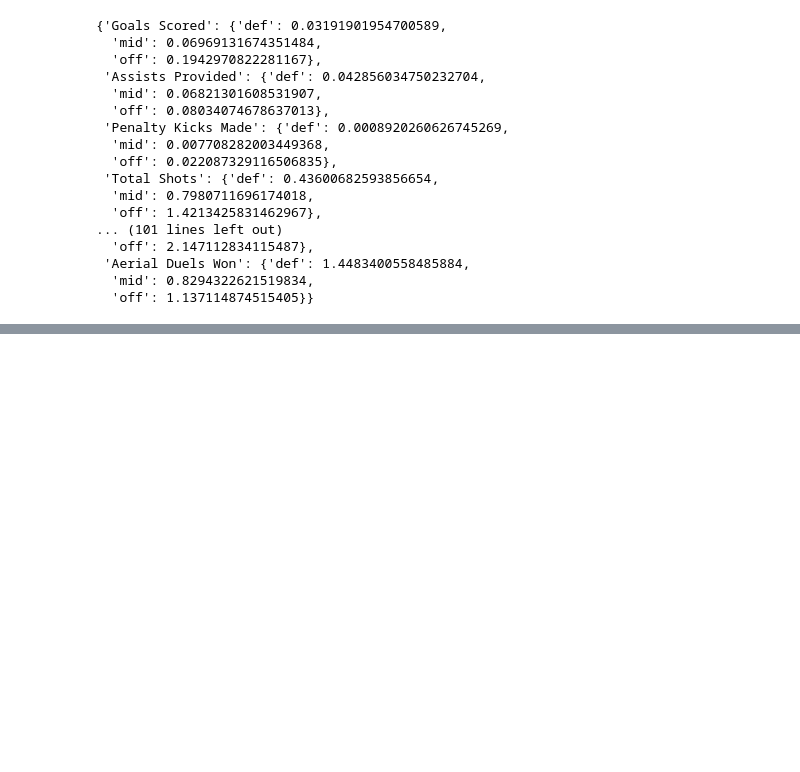
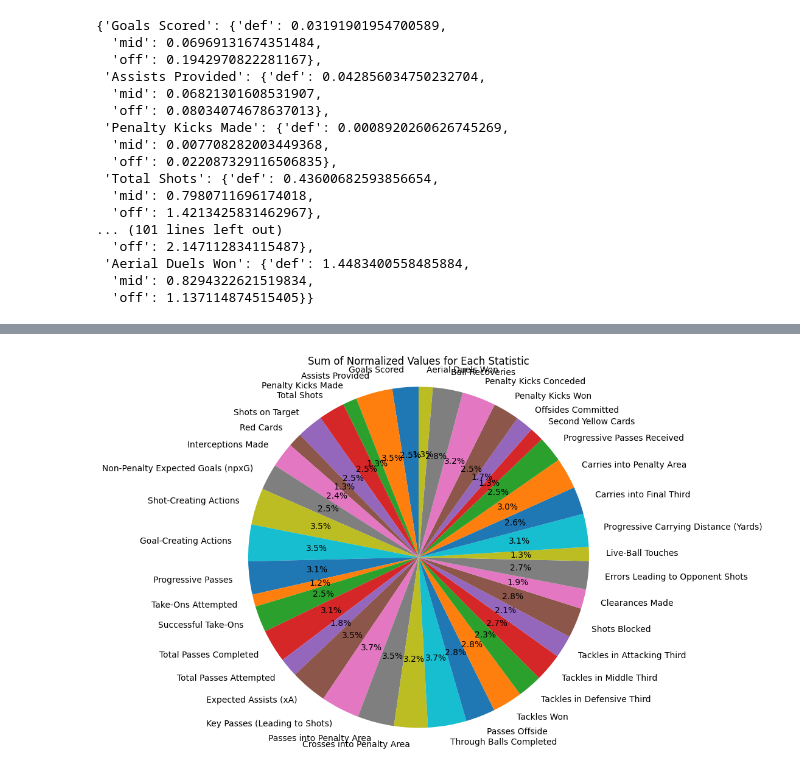
Before and after one commit to marcfolchp/thunder, a Jupyter notebook: YELO/formula-step1.ipynb, the cells around one changed output, grey strips where cells are left out. Saved outputs shown, nothing was run; the diff lists cells and outputs as text; code cells hidden in the pictures; blank space fills up the shorter version.

```diff
--- a/YELO/formula-step1.ipynb
+++ b/YELO/formula-step1.ipynb
@@ -691,0 +791,26 @@ medias
+# %%
+for col in modified_new.columns:
+    # Skip the non-statistics columns like 'Group', 'Score', 'name player', etc.
+    if col not in ['Group', 'Score', 'Normalized Score', 'name player', 'modified_score']:
+        modified_new[col] = modified_new[col].apply(lambda x: x[1] if isinstance(x, list) and len(x) > 1 else 0)
+
+# 2. Sum the second values for each statistic (grouped by statistic)
+# First, we need to remove the last few non-statistic columns if needed
+stats_columns = [col for col in modified_new.columns if col not in ['Group', 'Score', 'Normalized Score', 'name player', 'modified_score']]
+
+# Now, group by 'Statistic' and sum all the second values
+grouped_sum = modified_new[stats_columns].sum()
+
+plt.figure(figsize=(10, 8))  # Set the figure size for better readability
+plt.pie(grouped_sum, labels=grouped_sum.index, autopct='%1.1f%%', startangle=90)
+
+# Equal aspect ratio ensures that pie chart is drawn as a circle.
+plt.axis('equal')
+
+# Add a title
+plt.title("Sum of Normalized Values for Each Statistic")
+
+# Show the plot
+plt.show()
+# %% [output]
+[figure, added]
```
Also changed, not shown: parts of 7 cells of this notebook, 1 other file.
